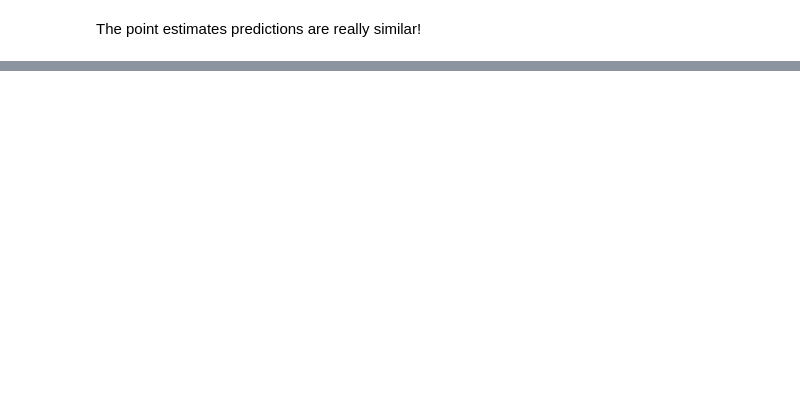
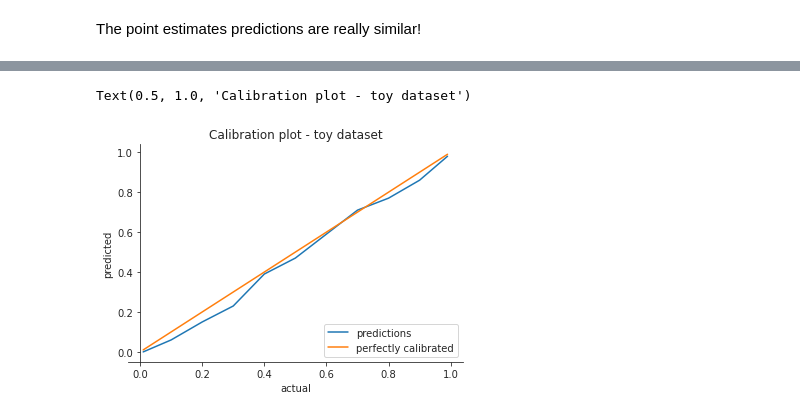
Before and after one commit to YuRiTan/prediction-uncertainty, a Jupyter notebook: notebooks/2.0_uncertainty_comparison.ipynb, the cells around one changed output, grey strips where cells are left out. Saved outputs shown, nothing was run; the diff lists cells and outputs as text; code cells hidden in the pictures; blank space fills up the shorter version.

Commit message:
update notebooks and add evaluation plot function

```diff
--- a/notebooks/2.0_uncertainty_comparison.ipynb
+++ b/notebooks/2.0_uncertainty_comparison.ipynb
@@ -203,0 +207,7 @@ BLR CRPS: 2.925
+# %%
+from src.evaluate.plots import plot_quantile_calibration
+
+ax = plot_quantile_calibration(y_test.flatten(), preds, QUANTILES)
+# %% [output]
+Text(0.5, 1.0, 'Calibration plot - toy dataset')
+[figure, added]
```
Also changed, not shown: parts of 9 cells of this notebook, 4 other files.
